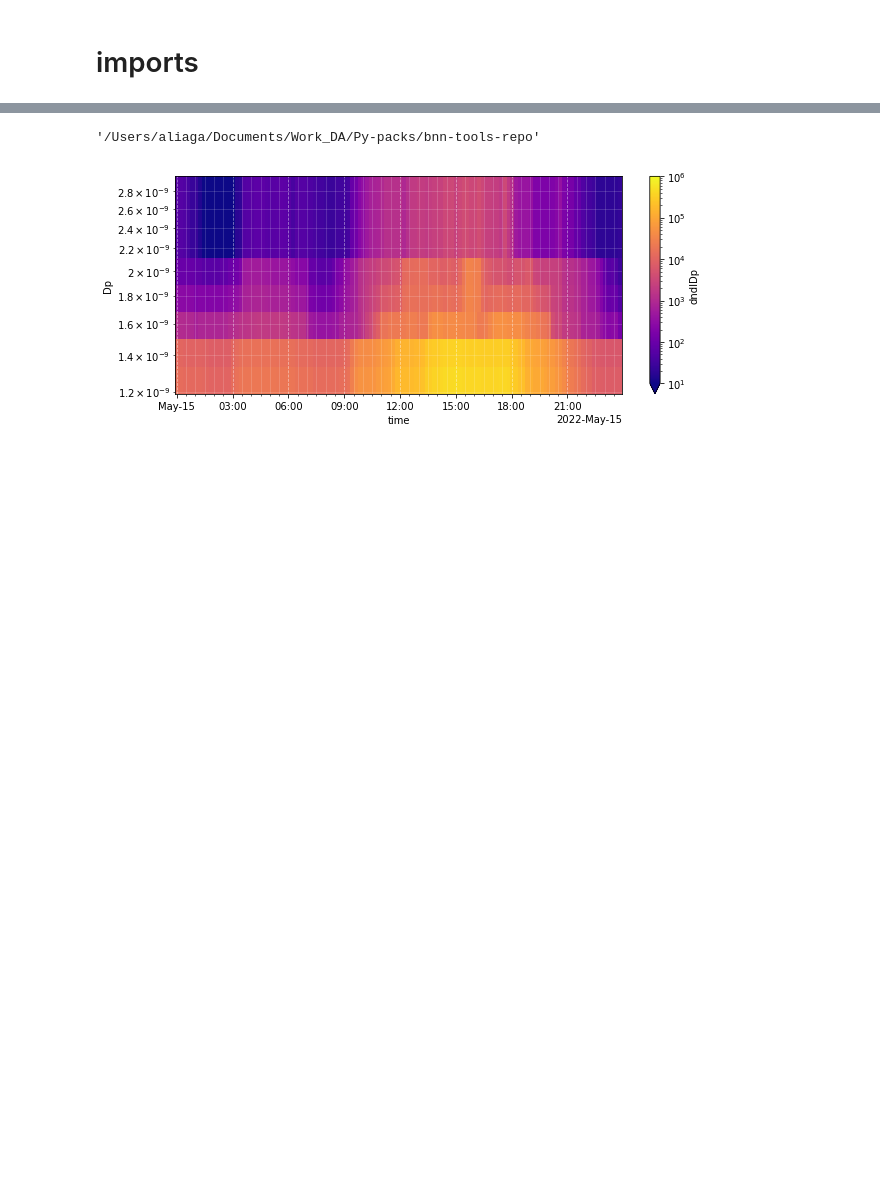
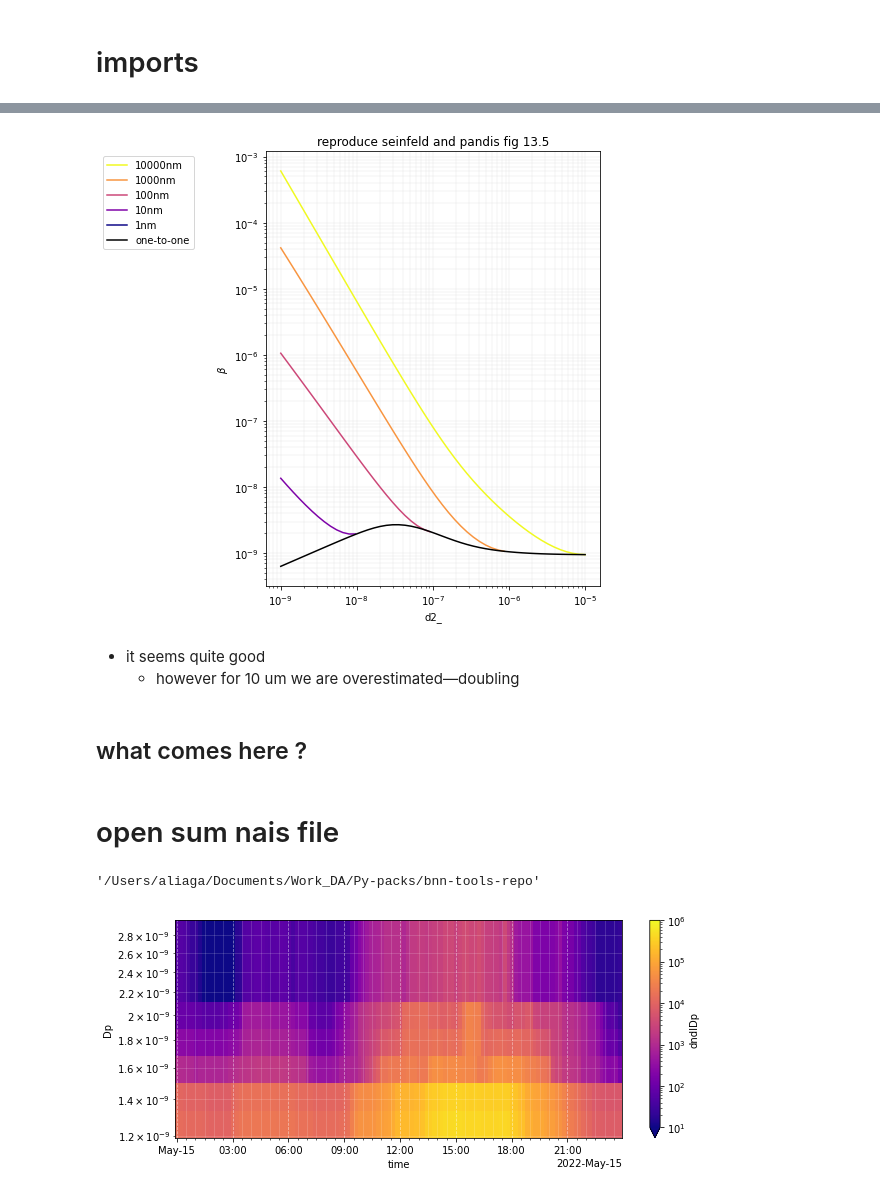
Before and after one commit to daliagachc/bnn-tools-repo, a Jupyter notebook: nbs/z020_cs_condensation_sink.ipynb, the cells around one changed output, grey strips where cells are left out. Cells and saved outputs as stored; diff of their text form; code cells hidden in the pictures; blank space fills up the shorter version.

```diff
--- a/nbs/z020_cs_condensation_sink.ipynb
+++ b/nbs/z020_cs_condensation_sink.ipynb
@@ -46,3 +105,37 @@ import bnn_tools.basic_funs as bfu
+# %%
+def _plt_pandis(ccf):
+    cm = ccf * 1e6
+    d2_ = xr.DataArray(np.geomspace(1e-9, 1e-5), dims='d2_', coords={'d2_': np.geomspace(1e-9, 1e-5)})
+    d1_ = xr.DataArray(np.geomspace(1e-9, 1e-5), dims='d2_', coords={'d2_': np.geomspace(1e-9, 1e-5)})
+    cm_ = cm.interp({'d2': d2_, 'd1': d1_}).reset_coords(drop=True)
+    cmap = plt.get_cmap('plasma')
+
+    for i in (np.array([1, 10, 100, 1_000, 10_000]) / 1e9)[::-1]:
+        cm.interp({'d1': i}).where(cm['d2'] <= i).plot(
+            yscale='log', xscale='log',
+            label=f'{i * 1e9:1.0f}nm',
+            color=cmap((np.log10(i) - np.log10(1e-9)) / np.log10(10_000),
+                       )
+        )
+
+    cm_.plot(c='k', label='one-to-one', zorder = 100)
+    ax = plt.gca()
+    ax.legend(loc=1, bbox_to_anchor=(-.2, 1))
+    ax.grid(which='both', lw=.2, c='.8')
+    ax.set_title('reproduce seinfeld and pandis fig 13.5');
+    f = plt.gcf()
+    f.set_figheight(8)
+
+_plt_pandis(ccf)
+# %% [output]
+[figure, added]
+# %% [markdown]
+- it seems quite good
+    - however for 10 um we are overestimated—doubling
+# %% [markdown]
+## what comes here ?
+# %% [markdown]
+# open sum nais file
 # %%
 _p = os.path.dirname(
     os.path.dirname(bnn_tools.__path__[0])
```
Also changed, not shown: parts of 40 cells of this notebook, 5 other files.
